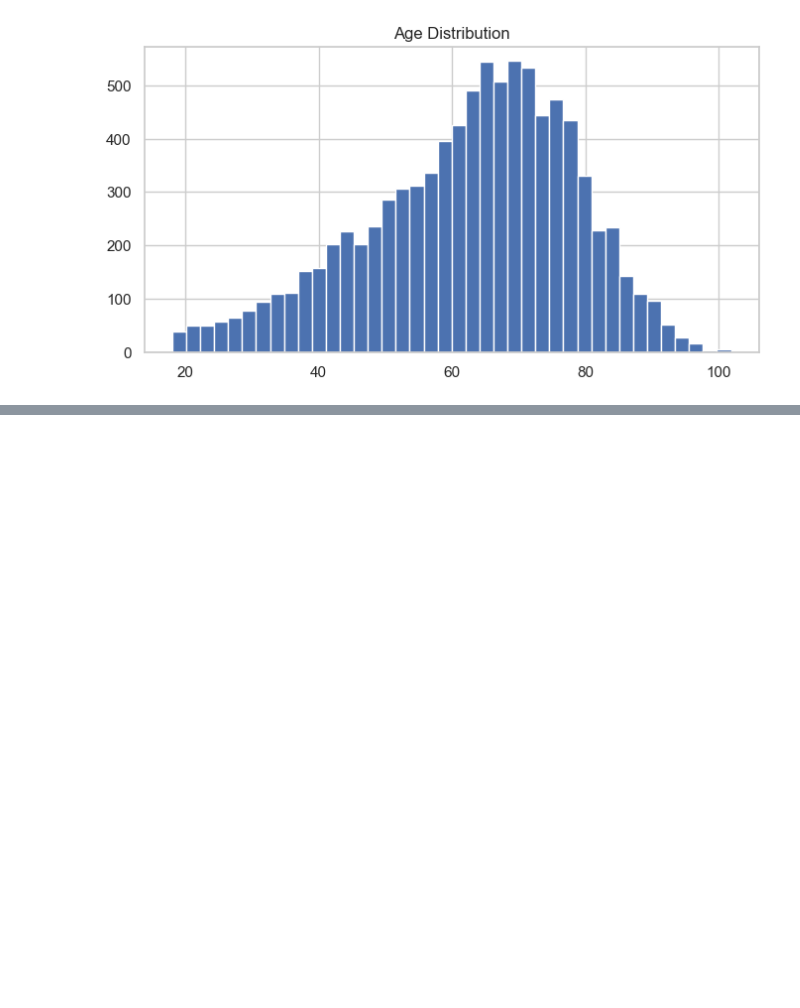
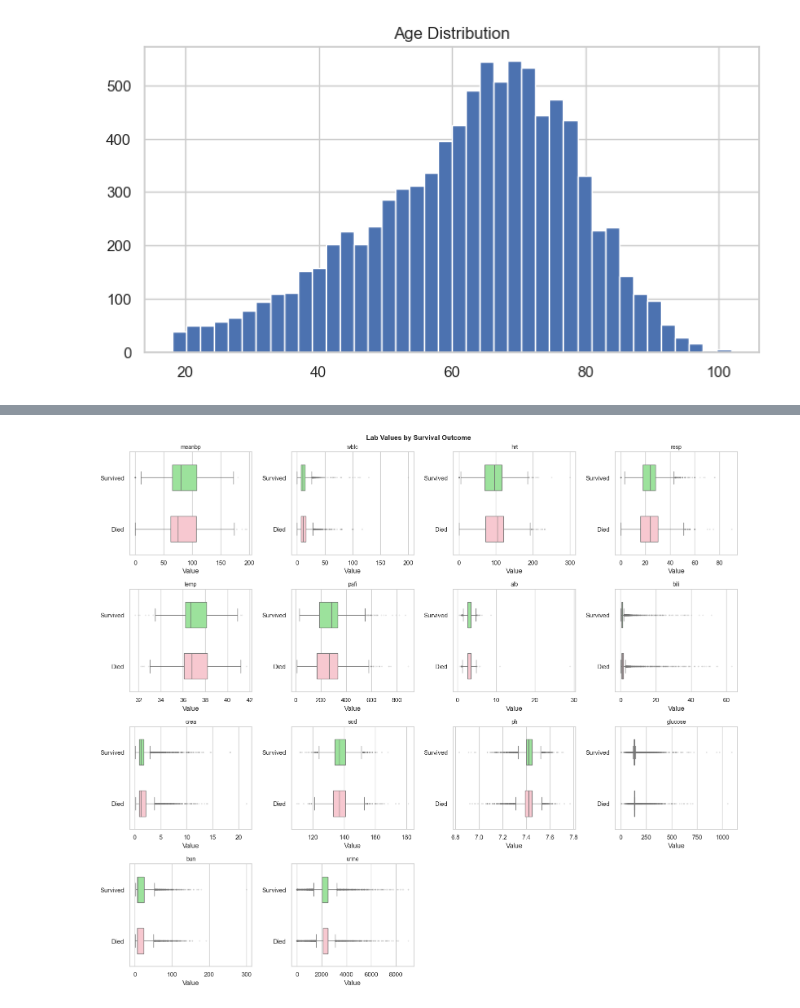
Before and after one commit to GoldenMouse/usd-aai-500-final, a Jupyter notebook: src/notebooks/02_exploratory_analysis.ipynb, the cells around one changed output, grey strips where cells are left out. Cells and saved outputs as stored; diff of their text form; code cells hidden in the pictures; blank space fills up the shorter version.

```diff
--- a/src/notebooks/02_exploratory_analysis.ipynb
+++ b/src/notebooks/02_exploratory_analysis.ipynb
@@ -203,0 +207,32 @@ plt.show()
+# %%
+fig, axes = plt.subplots(4, 4, figsize=(16, 14))
+for i, col in enumerate(LAB_COLS):
+    ax = axes.flat[i]
+    sns.boxplot(
+        data=df,
+        y=TARGET_COL,
+        x=col,
+        ax=ax,
+        orient="h",
+        palette=["lightgreen", "pink"],
+        width=0.5,
+        flierprops=dict(marker=".", alpha=0.2, markersize=3),
+    )
+    ax.set_title(col, fontsize=10)
+    ax.set_xlabel("Value")
+    ax.set_ylabel("")
+    ax.set_yticks([0, 1])
+    ax.set_yticklabels(["Survived", "Died"])
+
+for j in range(len(LAB_COLS), len(axes.flat)):
+    axes.flat[j].set_visible(False)
+
+fig.suptitle(
+    "Lab Values by Survival Outcome",
+    fontsize=12,
+    fontweight="bold",
+)
+plt.tight_layout()
+plt.show()
+# %% [output]
+[figure, added]
```
Also changed, not shown: parts of 10 cells of this notebook.
